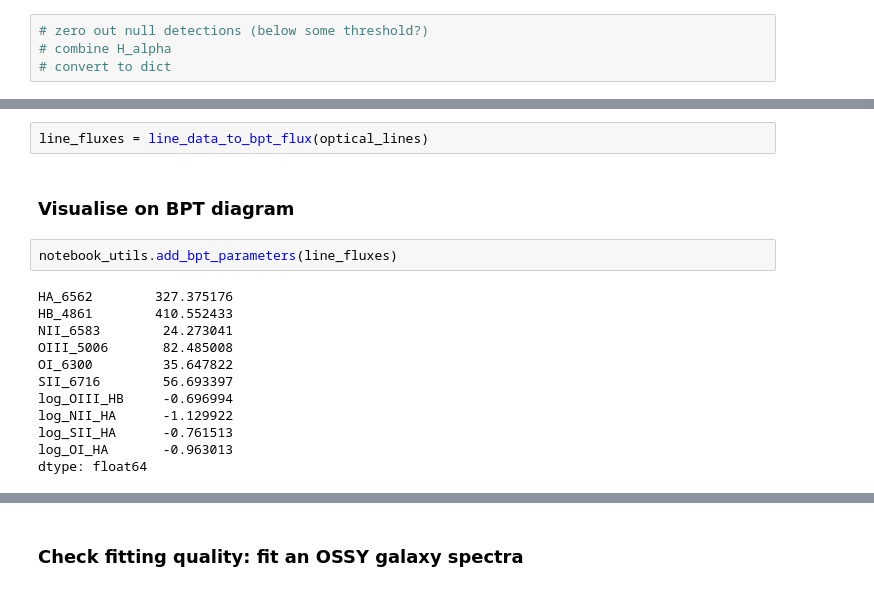
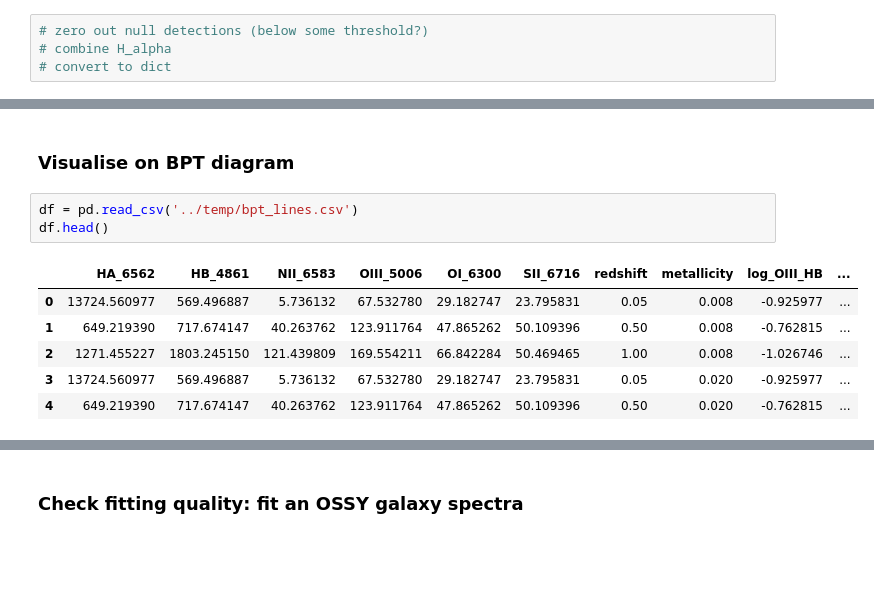
Before and after one commit to mwalmsley/find_agn, a Jupyter notebook: notebooks/agn-spectral-energy.ipynb, the cells around one changed output, grey strips where cells are left out. Cells and saved outputs as stored; diff of their text form; blank space fills up the shorter version.

```diff
--- a/notebooks/agn-spectral-energy.ipynb
+++ b/notebooks/agn-spectral-energy.ipynb
@@ -502,18 +366,12 @@ def line_data_to_bpt_flux(line_data):
-# %%
-line_fluxes = line_data_to_bpt_flux(optical_lines)
 # %% [markdown]
 ### Visualise on BPT diagram
-# %%
-notebook_utils.add_bpt_parameters(line_fluxes)
-# %% [output]
-HA_6562        327.375176
-HB_4861        410.552433
-NII_6583        24.273041
-OIII_5006       82.485008
-OI_6300         35.647822
-SII_6716        56.693397
-log_OIII_HB     -0.696994
-log_NII_HA      -1.129922
-log_SII_HA      -0.761513
-log_OI_HA       -0.963013
-dtype: float64
+# %%
+df = pd.read_csv('../temp/bpt_lines.csv')
+df.head()
+# %% [output]
+|  | HA_6562 | HB_4861 | NII_6583 | OIII_5006 | OI_6300 | SII_6716 | redshift | metallicity | log_OIII_HB | ... |
+| 0 | 13724.560977 | 569.496887 | 5.736132 | 67.532780 | 29.182747 | 23.795831 | 0.05 | 0.008 | -0.925977 | ... |
+| 1 | 649.219390 | 717.674147 | 40.263762 | 123.911764 | 47.865262 | 50.109396 | 0.50 | 0.008 | -0.762815 | ... |
+| 2 | 1271.455227 | 1803.245150 | 121.439809 | 169.554211 | 66.842284 | 50.469465 | 1.00 | 0.008 | -1.026746 | ... |
+| 3 | 13724.560977 | 569.496887 | 5.736132 | 67.532780 | 29.182747 | 23.795831 | 0.05 | 0.020 | -0.925977 | ... |
+| 4 | 649.219390 | 717.674147 | 40.263762 | 123.911764 | 47.865262 | 50.109396 | 0.50 | 0.020 | -0.762815 | ... |
```
Also changed, not shown: parts of 35 cells of this notebook, 25 other files.
